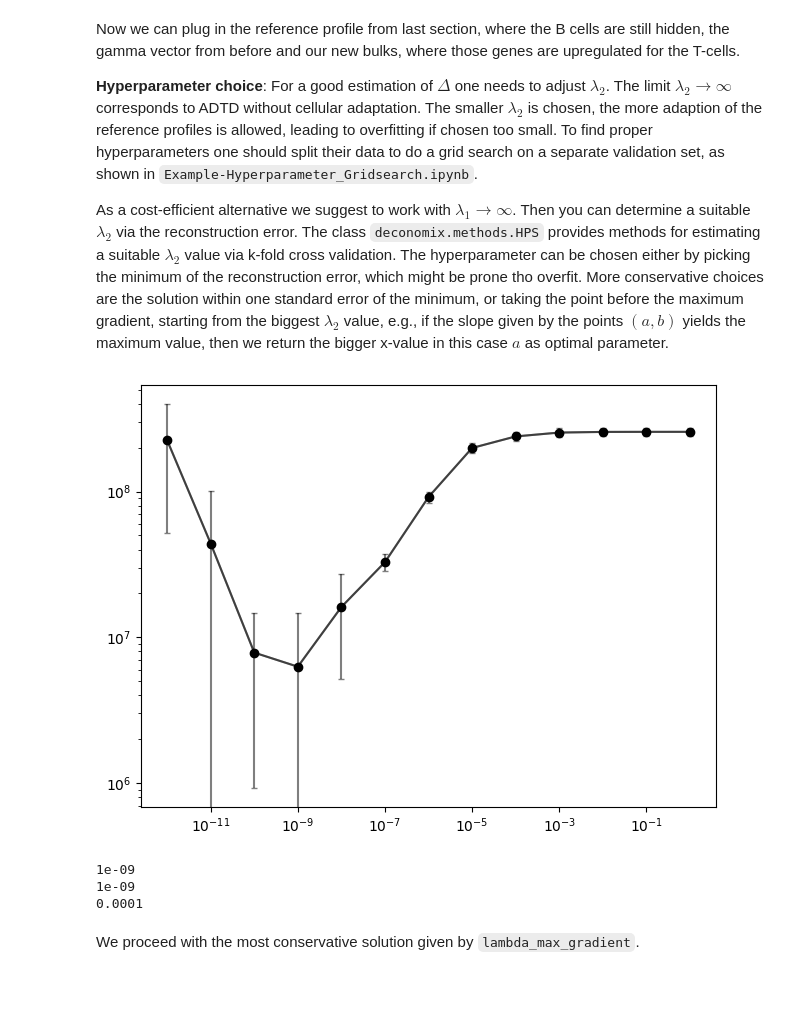
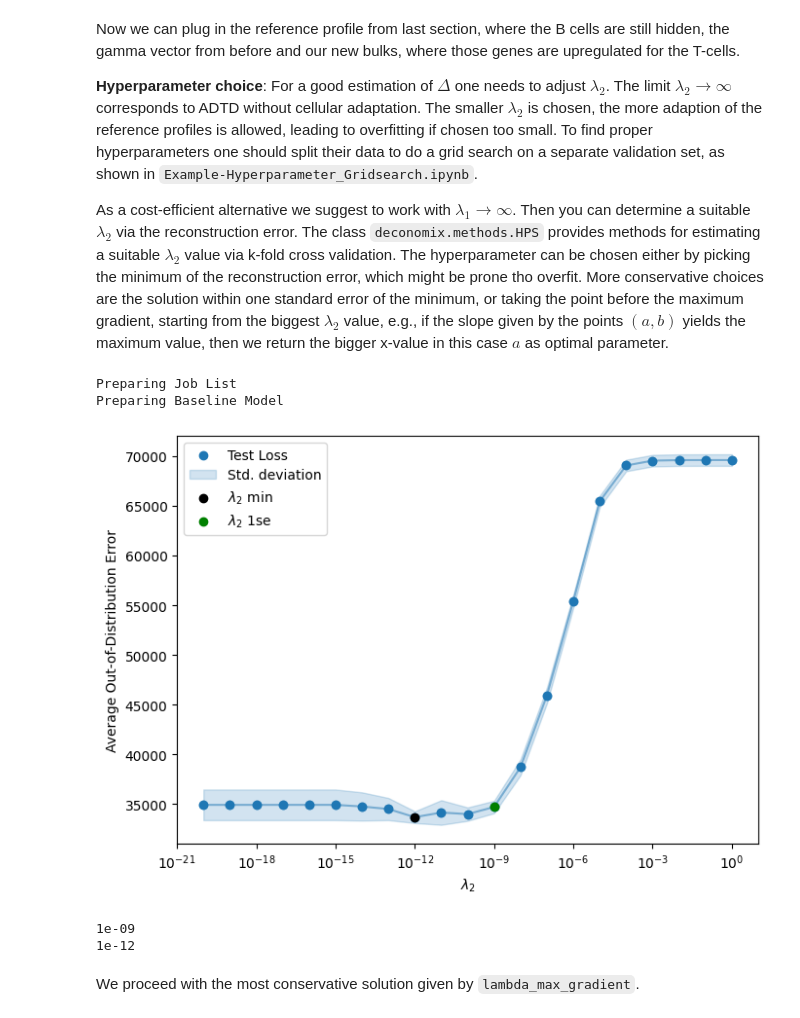
Before and after one commit to Deconomix/Deconomix, a Jupyter notebook: examples/Example-Standard_Workflow.ipynb, the cells around one changed output. Saved outputs shown, nothing was run; the diff lists cells and outputs as text; code cells hidden in the pictures; blank space fills up the shorter version.

```diff
--- a/examples/Example-Standard_Workflow.ipynb
+++ b/examples/Example-Standard_Workflow.ipynb
@@ -231,20 +231,21 @@ Now we can plug in the reference profile from last section, where the B cells ar
 
 As a cost-efficient alternative we suggest to work with $\lambda_1 \to \infty$. Then you can determine a suitable $\lambda_2$ via the reconstruction error. The class `deconomix.methods.HPS` provides methods for estimating a suitable $\lambda_2$ value via k-fold cross validation. The hyperparameter can be chosen either by picking the minimum of the reconstruction error, which might be prone tho overfit. More conservative choices are the solution within one standard error of the minimum, or taking the point before the maximum gradient, starting from the biggest $\lambda_2$ value, e.g., if the slope given by the points $(a,b)$ yields the maximum value, then we return the bigger x-value in this case $a$ as optimal parameter.
 # %%
-l2_model = deconomix.methods.HPS(X_ref, Y_test_reg, model1.gamma, lambda_min=1e-12, n_points=13)
+l2_model = deconomix.hps.HPS(X_ref, Y_test_reg)
 l2_model.run()
+# %% [output]
+Preparing Job List
+Preparing Baseline Model
-# %%
-l2_model.get_plot(l2_model.Losses)
-# %% [output]
-[figure, removed]
-# %%
-print(l2_model.lambda_min)
-print(l2_model.lambda_1se)
-print(l2_model.lambda_max_gradient)
-# %% [output]
-1e-09
-1e-09
-0.0001
+# %%
+deconomix.hps.plot_results(l2_model.results)
+# %% [output]
+[figure, added]
+# %%
+print(deconomix.hps.get_lambda_1se(l2_model.results))
+print(deconomix.hps.get_lambda_min(l2_model.results))
+# %% [output]
+1e-09
+1e-12
 # %% [markdown]
 We proceed with the most conservative solution given by `lambda_max_gradient`.
 # %%
```
Also changed, not shown: parts of 6 cells of this notebook.
